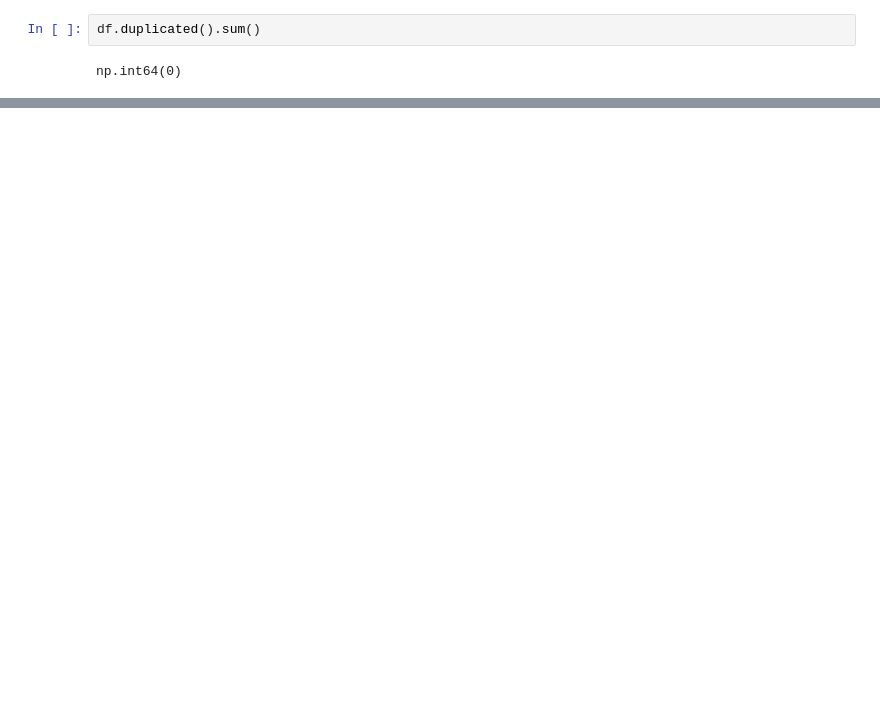
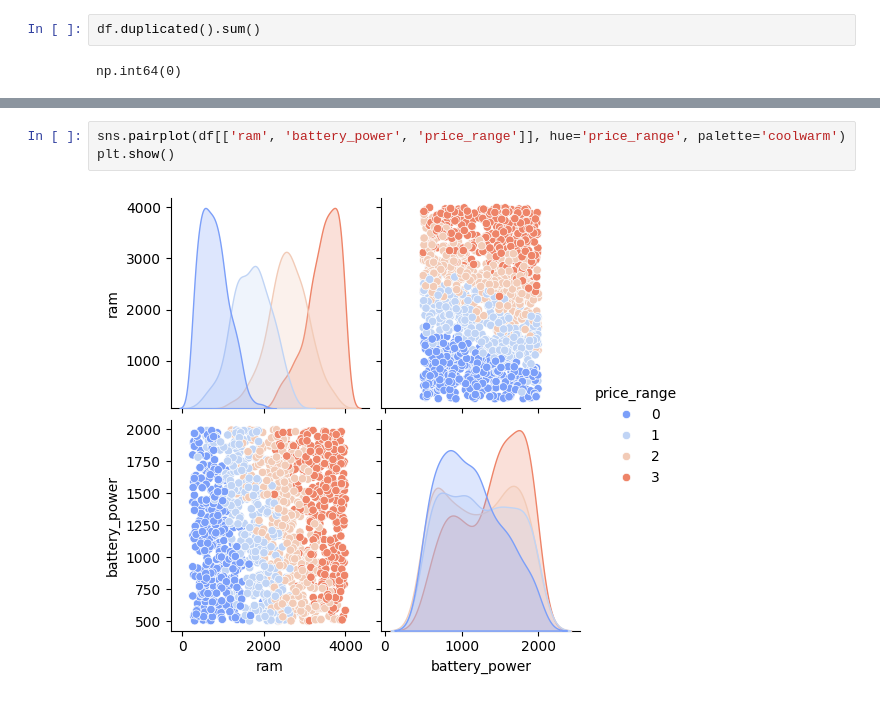
Before and after one commit to Alexandr-Fenske/IIS-lab1, a Jupyter notebook: eda/eda.ipynb, the cells around one changed output, grey strips where cells are left out. Drawn from its saved outputs; the diff is of its cells as text; blank space fills up the shorter version.

```diff
--- a/eda/eda.ipynb
+++ b/eda/eda.ipynb
@@ -109,0 +163,5 @@ np.int64(0)
+# %%
+sns.pairplot(df[['ram', 'battery_power', 'price_range']], hue='price_range', palette='coolwarm')
+plt.show()
+# %% [output]
+[figure, added]
```
Also changed, not shown: parts of 16 cells of this notebook, 1 other file.
